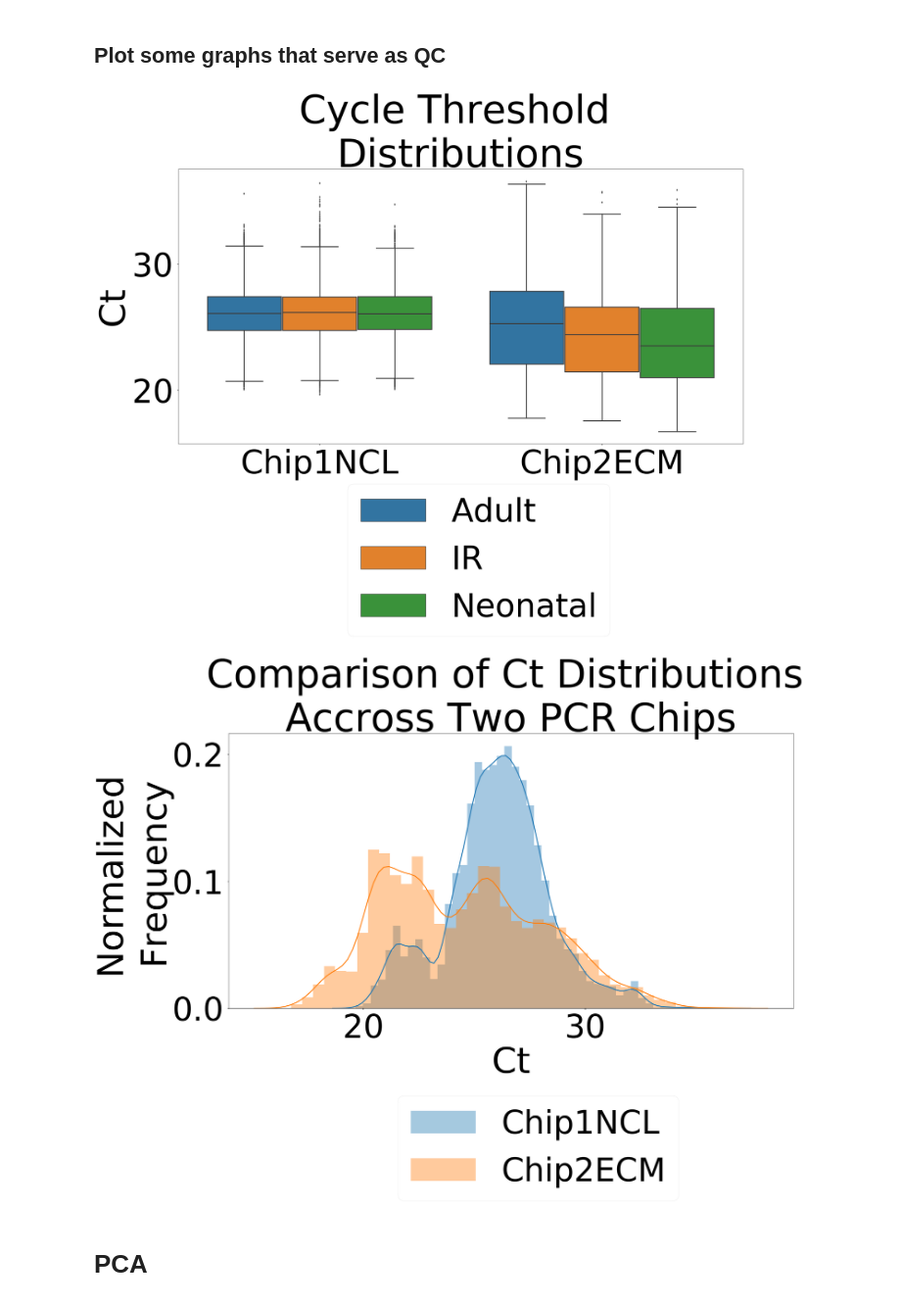
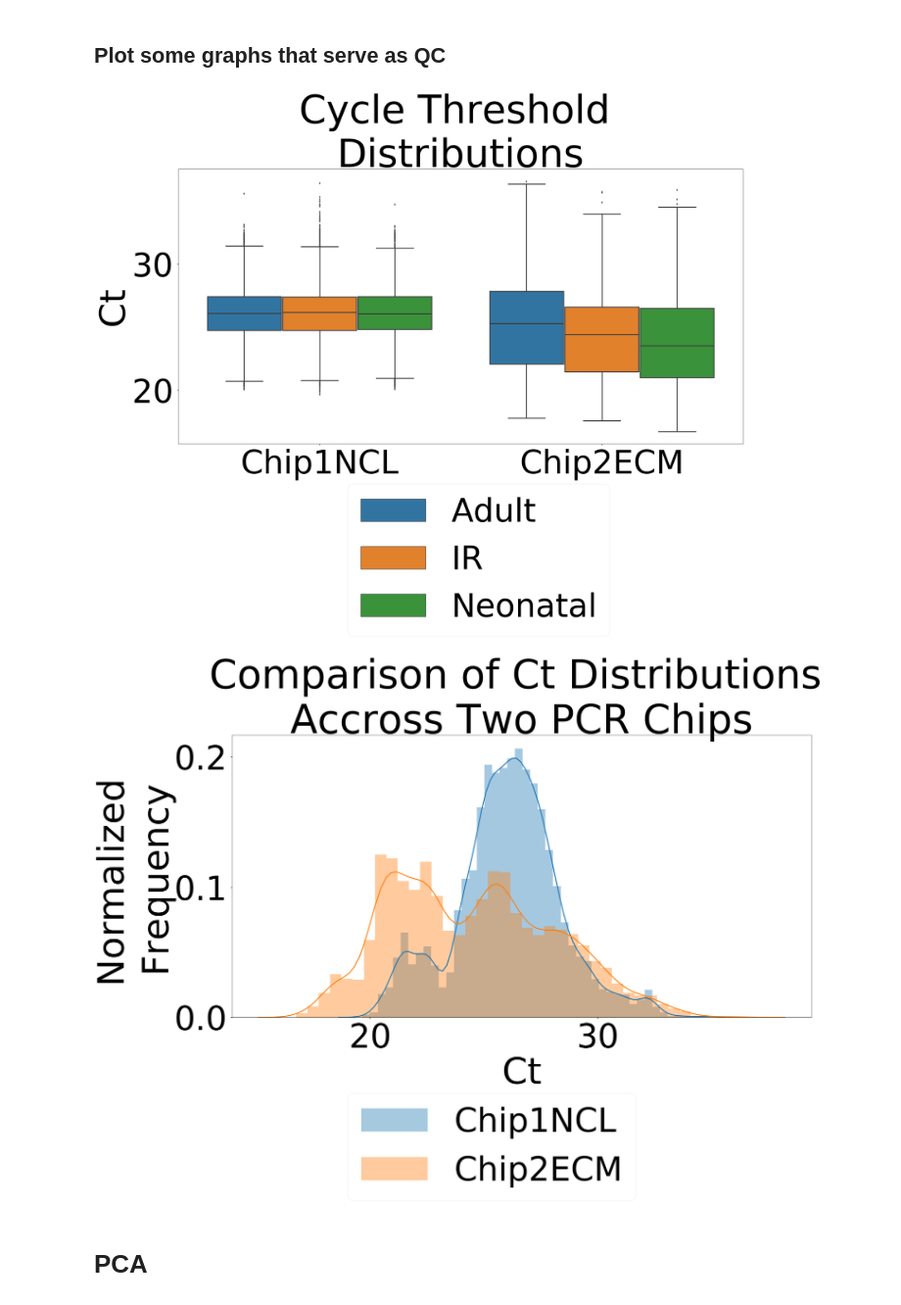
Before and after one commit to CiaranWelsh/Miscellaneous, a Jupyter notebook: WaferGenAnalysis/QConWaferGenPCRSmartChip.ipynb, the cells around one changed output. Shown: that part at 98% size. Saved outputs shown, nothing was run; the diff lists cells and outputs as text; code cells hidden in the pictures.

```diff
--- a/WaferGenAnalysis/QConWaferGenPCRSmartChip.ipynb
+++ b/WaferGenAnalysis/QConWaferGenPCRSmartChip.ipynb
@@ -120,35 +120,35 @@ Chip1NCL Adult 0    ABL1  Tgfb_48_4  23.98787
 seaborn.set_context(context='poster', font_scale=6)
 
 SAVE = True
 
 PLOT_CYCLE_THRESHOLD_DISTRIBUTIONS = True
 PLOT_DENSITY = True
 
 
 
 
 if PLOT_CYCLE_THRESHOLD_DISTRIBUTIONS:
 
     plt.figure(figsize=(30,15))
     ax = seaborn.boxplot(data=df, x='Chip', y='Ct', hue='CellType')
     plt.title('Cycle Threshold \nDistributions')
     ax.set(xlabel='')
     plt.legend(loc=(0.3,-0.7))
     if SAVE:
         plt.savefig(os.path.join(F.QC, 'RawCtDistributionsPerChipPerCellType.png'), bbox_inches='tight', dpi=300)
 
 if PLOT_DENSITY:
     plt.figure(figsize=(30,15))
     for label, d in df.groupby(by='Chip'):
         seaborn.distplot(d['Ct'], label=label)
-        plt.legend(loc=(0.3,-0.7))
+        plt.legend(loc=(0.2,-0.65))
         plt.title('Comparison of Ct Distributions \nAccross Two PCR Chips')
         plt.ylabel('Normalized \nFrequency')
         if SAVE:
             plt.savefig(os.path.join(F.QC, 'DensityPlotCtDistributions.png'), bbox_inches='tight', dpi=300)
 # %% [output]
 [figure]
-[figure, old version]
+[figure, new version]
 # %% [markdown]
 # PCA
 # %%
```
Also changed, not shown: parts of 1 cell of this notebook, 3 other files.
